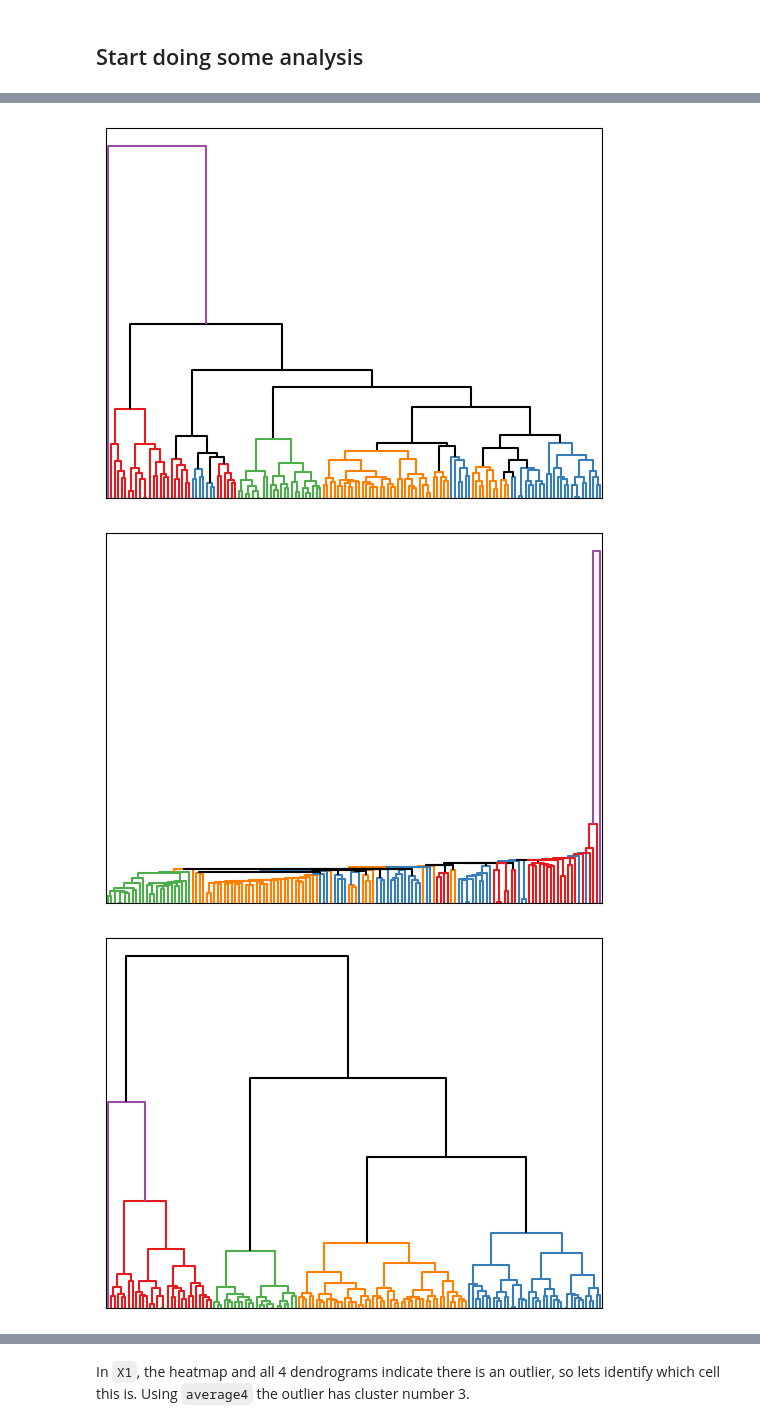
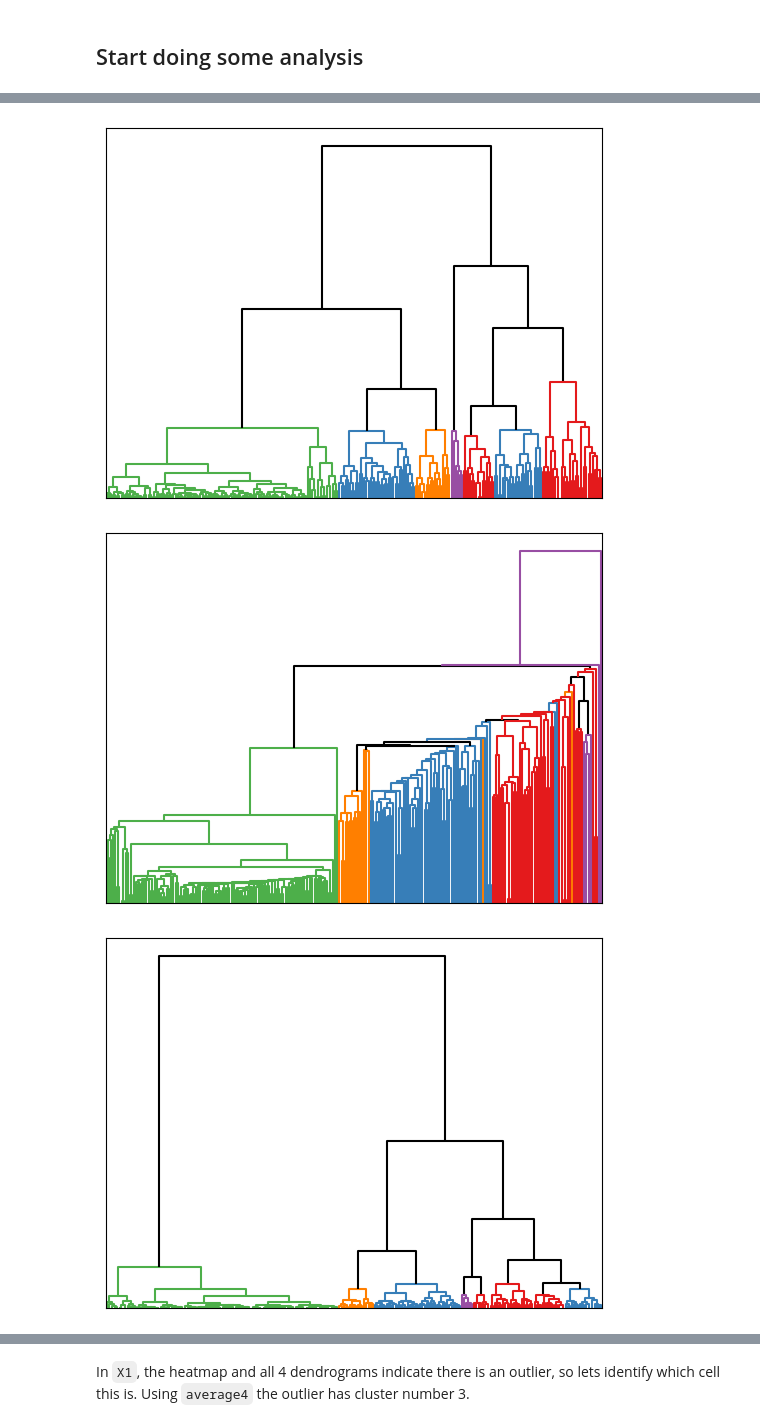
Before and after one commit to yossibokorbleile/PDaMSoC-data, a Jupyter notebook: correa-analysis.ipynb, the cells around one changed output, grey strips where cells are left out. Saved outputs shown, nothing was run; the diff lists cells and outputs as text; code cells hidden in the pictures.

```diff
--- a/correa-analysis.ipynb
+++ b/correa-analysis.ipynb
@@ -115,10 +115,10 @@ def analysis(dists : pandas.DataFrame, n_colours : int , cluster_numbers : list,
 				inds.append(f)
 		dists = dists.loc[inds, inds]
 	df = pandas.DataFrame(index=inds)
-	embed = manifold.MDS(3, dissimilarity='precomputed', random_state=1, normalized_stress="auto").fit_transform(dists.to_numpy())
+	embed = manifold.MDS(2, metric=True,dissimilarity='precomputed', random_state=42, normalized_stress="auto").fit_transform(dists.to_numpy())
 	df["x"] = embed[:,0]
 	df["y"] = embed[:,1]
-	df["z"] = embed[:,2]
+	# df["z"] = embed[:,2]
 	silhouette_samples = []
 	silhouette_score = []
 	linkage_matrices = []
@@ -356,4 +356,4 @@ dists.to_csv(dataset+"/distances.dat", header=False, index=False)
 # %%
 px.imshow(w_distances,width=500, height=500).show()
 # %%
-dists = pandas.read_csv("X1+Y1/distances.csv", index_col=0)
+dists = pandas.read_csv("X1+Y1/distances_no_X1_15.csv", index_col=0)
@@ -369,4 +360,5 @@ dists_y1= dists.loc[y1_cells, y1_cells]
 # %%
-A_X1 = analysis(dists_x1, 5, [2,3,4,5], show2d=False, name=dataset, dir=dataset, save=False, show=False)
+dataset = "X1+Y1"
+A = analysis(dists, 5, [2,3,4,5], show2d=False, name=dataset+"_no_X1_15", dir=dataset, save=False, show=False)
 # %% [output]
 The default value of `n_init` will change from 4 to 1 in 1.9.
@@ -374,4 +366,4 @@ The default value of `n_init` will change from 4 to 1 in 1.9.
-[figure, old version]
+[figure, new version]
-[figure, old version]
+[figure, new version]
-[figure, old version]
+[figure, new version]
 cluster sizes and percentages are:
```
Also changed, not shown: parts of 7 cells of this notebook, 7 other files.
